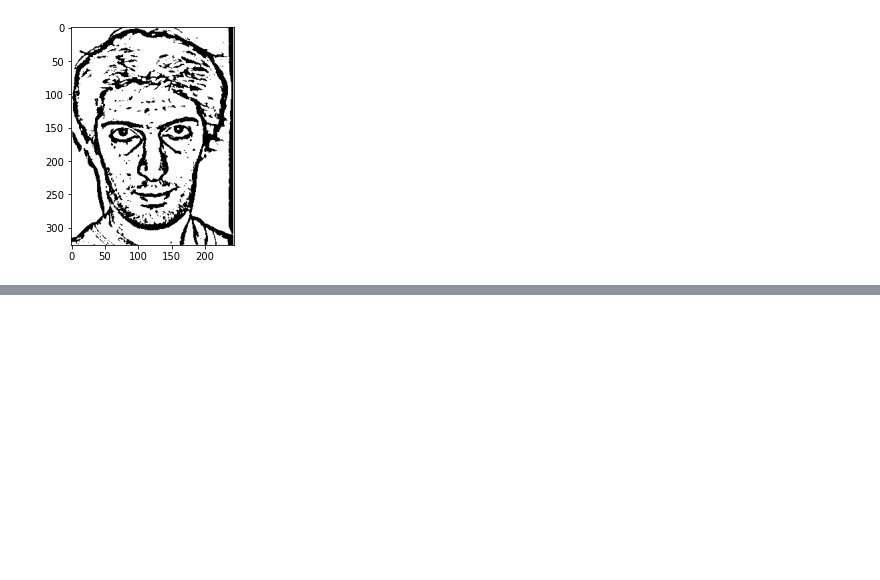
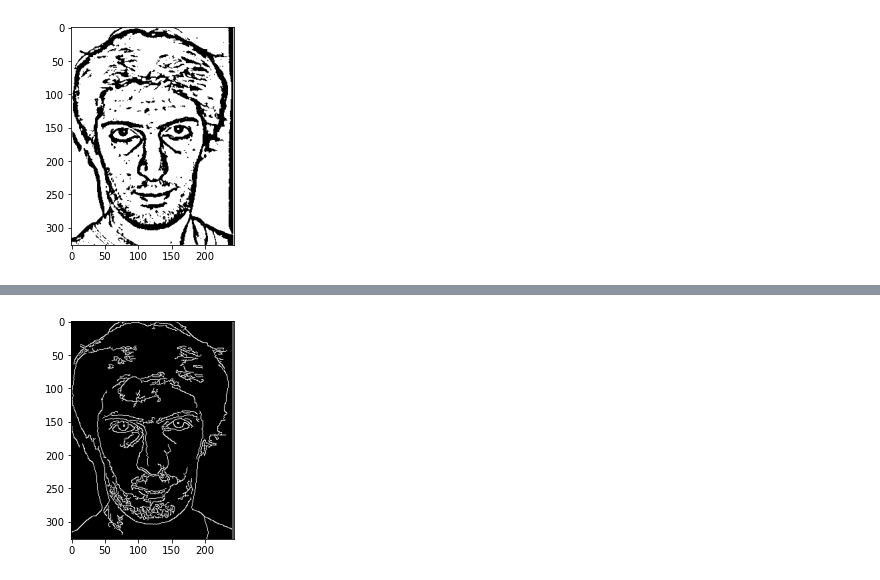
Before and after one commit to xiaomaomi7/Image_Processing_GroupProject2020, a Jupyter notebook: Task.ipynb, the cells around one changed output, grey strips where cells are left out. Cells and saved outputs as stored; diff of their text form; code cells hidden in the pictures; blank space fills up the shorter version.

Commit message:
Add cv2.Canny function tests

```diff
--- a/Task.ipynb
+++ b/Task.ipynb
@@ -53,0 +54,6 @@ plt.show()
+# %%
+edges = cv2.Canny(G,10,200)
+plt.imshow(edges, cmap='gray')
+plt.show()
+# %% [output]
+[figure, added]
```
Also changed, not shown: parts of 2 cells of this notebook.
